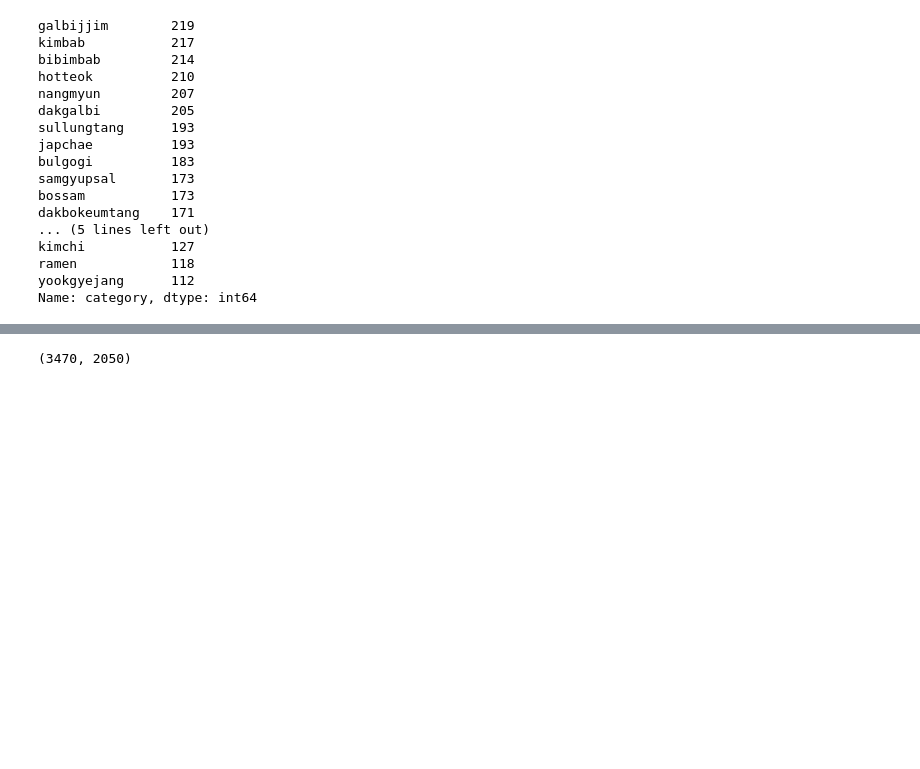
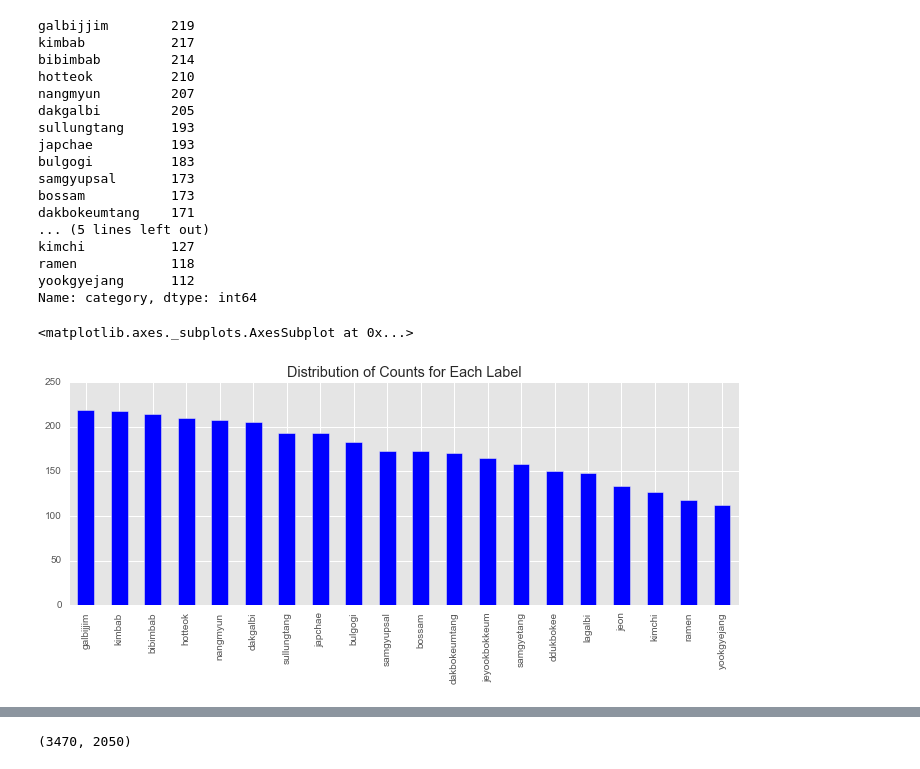
Before and after one commit to tonyslowdown/deep-features, a Jupyter notebook: kfood.ipynb, the cells around one changed output, grey strips where cells are left out. Cells and saved outputs as stored; diff of their text form; code cells hidden in the pictures; blank space fills up the shorter version.

```diff
--- a/kfood.ipynb
+++ b/kfood.ipynb
@@ -88,3 +95,8 @@ kimchi           127
 ramen            118
 yookgyejang      112
 Name: category, dtype: int64
+# %%
+df.category.apply(cat_name).value_counts().plot(kind='bar', title="Distribution of Counts for Each Label", figsize=(12,4))
+# %% [output]
+<matplotlib.axes._subplots.AxesSubplot at 0x...>
+[figure, added]
```
Also changed, not shown: parts of 10 cells of this notebook, 4 other files.
